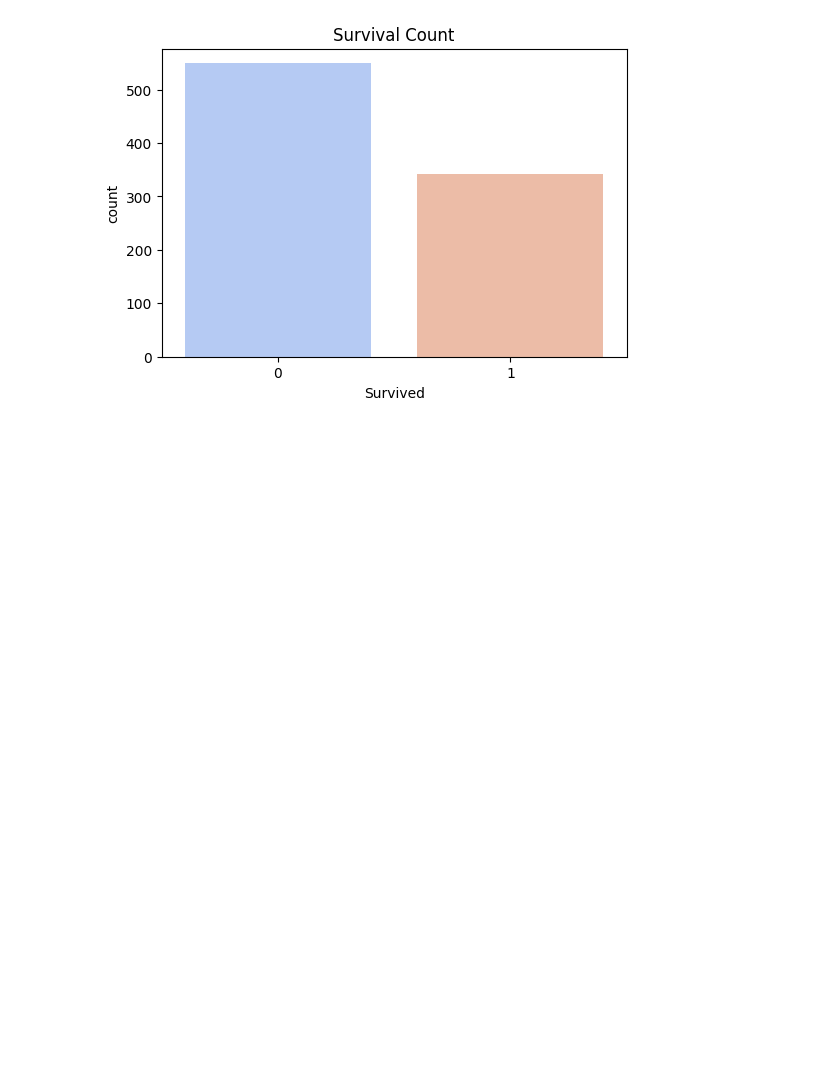
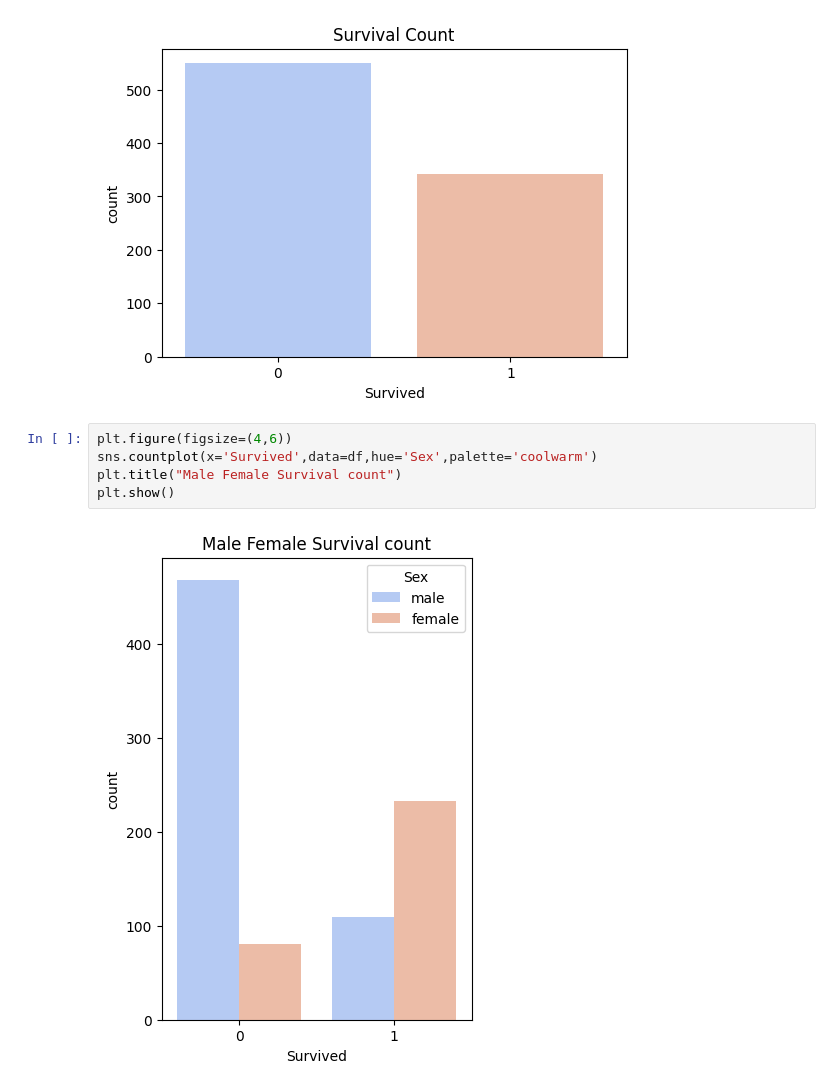
Before and after one commit to infy-dinkar/Machine_learning, a Jupyter notebook: practice/Logistic_Regresion.ipynb, the cells around one changed output. Cells and saved outputs as stored; diff of their text form; blank space fills up the shorter version.

```diff
--- a/practice/Logistic_Regresion.ipynb
+++ b/practice/Logistic_Regresion.ipynb
@@ -88,3 +88,10 @@ plt.title("Survival Count")
 plt.show()
 # %% [output]
 [figure]
+# %%
+plt.figure(figsize=(4,6))
+sns.countplot(x='Survived',data=df,hue='Sex',palette='coolwarm')
+plt.title("Male Female Survival count")
+plt.show()
+# %% [output]
+[figure, added]
```
Also changed, not shown: parts of 9 cells of this notebook.
